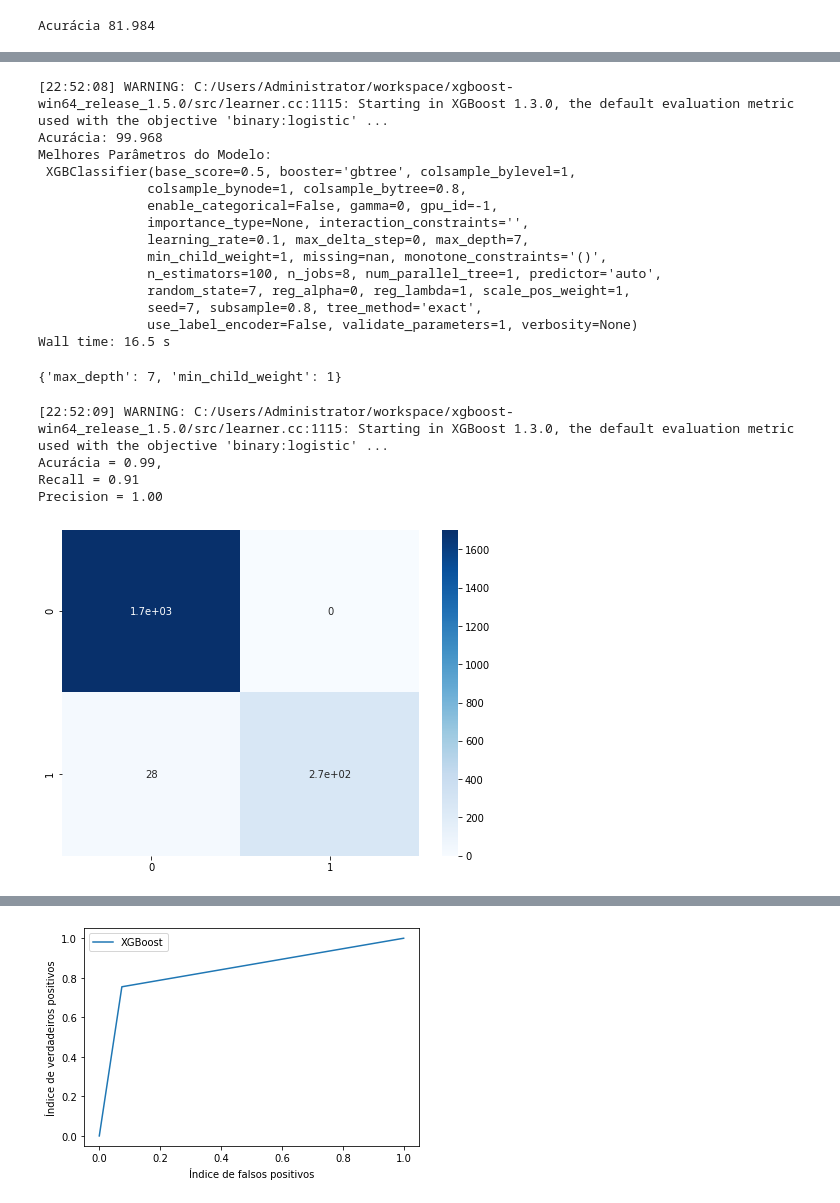
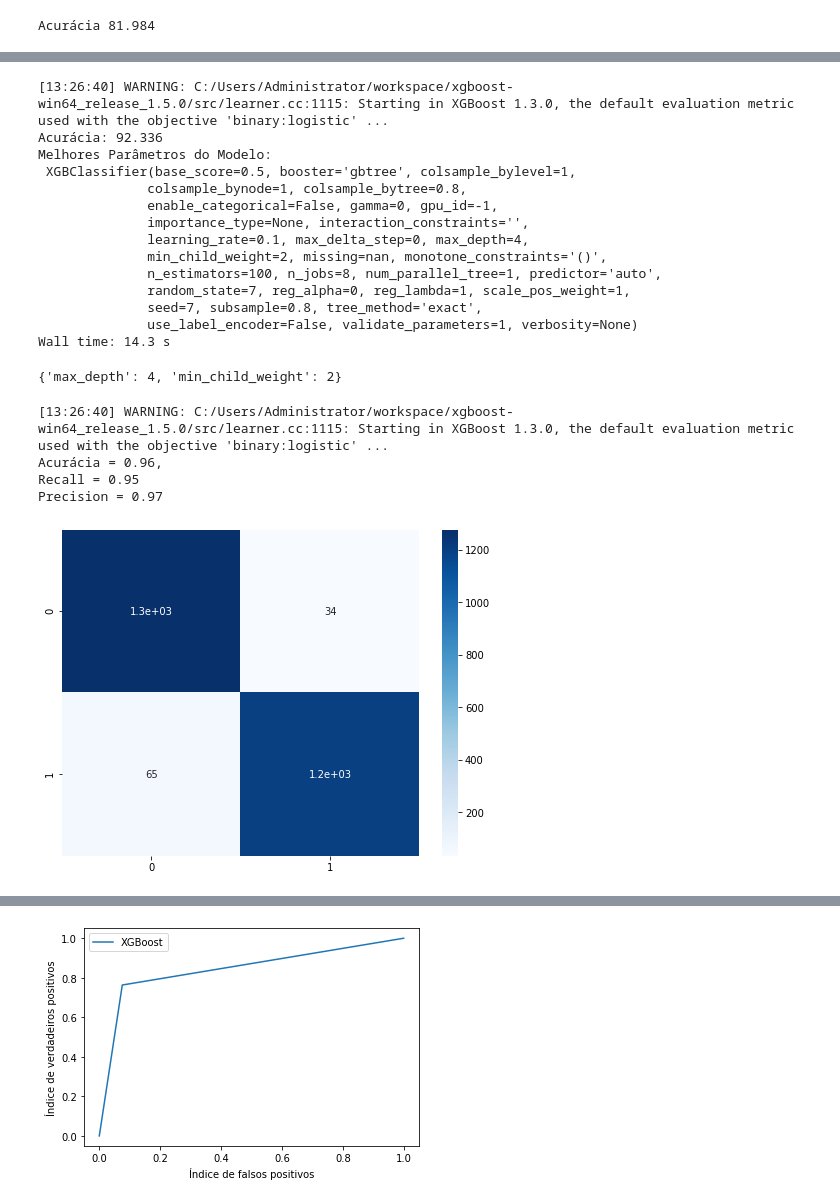
Before and after one commit to RodrigoSoares256/Projeto04, a Jupyter notebook: Proj04.ipynb, the cells around one changed output, grey strips where cells are left out. Saved outputs shown, nothing was run; the diff lists cells and outputs as text; code cells hidden in the pictures.

Commit message:
Incluído modelo de regressão

```diff
--- a/Proj04.ipynb
+++ b/Proj04.ipynb
@@ -359,7 +351,7 @@ def datasetScaler(dataset):
     return datasetScaled
 # %%
 datasetAjustado = datasetScaler(datasetAjustado)
-testData = datasetScaler(datasetAjustado)
+testData = datasetScaler(testData)
 # %%
 x_treino = datasetAjustado.iloc[:,0:19]
 y_treino = datasetAjustado.iloc[:,19]
@@ -503,0 +505,7 @@ Precision = 0.99
+# %%
+sm = SMOTE(random_state = 7)
+
+xSmote, ySmote = sm.fit_resample(datasetCombinado.iloc[:,0:19],datasetCombinado.iloc[:,19])
+
+datasetSmotedScaled = pd.DataFrame(xSmote)
+datasetSmotedScaled["churn"] = ySmote
@@ -523,37 +546,35 @@ gsearch1.fit(x, y)
 print("Acurácia: %.3f" % (gsearch1.best_score_ * 100))
 print("Melhores Parâmetros do Modelo:\n", gsearch1.best_estimator_)
 # %% [output]
-[22:52:08] WARNING: C:/Users/Administrator/workspace/xgboost-win64_release_1.5.0/src/learner.cc:1115: Starting in XGBoost 1.3.0, the default evaluation metric used with the objective 'binary:logistic' ...
-Acurácia: 99.968
+[13:26:40] WARNING: C:/Users/Administrator/workspace/xgboost-win64_release_1.5.0/src/learner.cc:1115: Starting in XGBoost 1.3.0, the default evaluation metric used with the objective 'binary:logistic' ...
+Acurácia: 92.336
 Melhores Parâmetros do Modelo:
  XGBClassifier(base_score=0.5, booster='gbtree', colsample_bylevel=1,
               colsample_bynode=1, colsample_bytree=0.8,
               enable_categorical=False, gamma=0, gpu_id=-1,
               importance_type=None, interaction_constraints='',
-              learning_rate=0.1, max_delta_step=0, max_depth=7,
-              min_child_weight=1, missing=nan, monotone_constraints='()',
+              learning_rate=0.1, max_delta_step=0, max_depth=4,
+              min_child_weight=2, missing=nan, monotone_constraints='()',
               n_estimators=100, n_jobs=8, num_parallel_tree=1, predictor='auto',
               random_state=7, reg_alpha=0, reg_lambda=1, scale_pos_weight=1,
               seed=7, subsample=0.8, tree_method='exact',
               use_label_encoder=False, validate_parameters=1, verbosity=None)
-Wall time: 16.5 s
+Wall time: 14.3 s
 # %%
 gsearch1.best_params_
 # %% [output]
-{'max_depth': 7, 'min_child_weight': 1}
+{'max_depth': 4, 'min_child_weight': 2}
 # %%
-num_folds = 10
+model = XGBClassifier(learning_rate =0.01, n_estimators=3000, max_depth=4,
+                         min_child_weight=2, use_label_encoder = False)
 
-model = XGBClassifier(learning_rate =0.01, n_estimators=3000, max_depth=7,
-                         min_child_weight=1, use_label_encoder = False)
-
-testeDataset(datasetCombinado, model)
+testeDataset(datasetSmotedScaled, model)
 # %% [output]
-[22:52:09] WARNING: C:/Users/Administrator/workspace/xgboost-win64_release_1.5.0/src/learner.cc:1115: Starting in XGBoost 1.3.0, the default evaluation metric used with the objective 'binary:logistic' ...
-Acurácia = 0.99,
-Recall = 0.91
-Precision = 1.00
+[13:26:40] WARNING: C:/Users/Administrator/workspace/xgboost-win64_release_1.5.0/src/learner.cc:1115: Starting in XGBoost 1.3.0, the default evaluation metric used with the objective 'binary:logistic' ...
+Acurácia = 0.96,
+Recall = 0.95
+Precision = 0.97
-[figure, old version]
+[figure, new version]
 # %%
 datasetTreino = datasetScaler(transformDataset(pd.read_csv("projeto4_telecom_treino.csv").drop("Unnamed: 0", axis = 1)))
 datasetTeste = datasetScaler(transformDataset(pd.read_csv("projeto4_telecom_teste.csv").drop("Unnamed: 0", axis = 1)))
```
Also changed, not shown: parts of 45 cells of this notebook.
